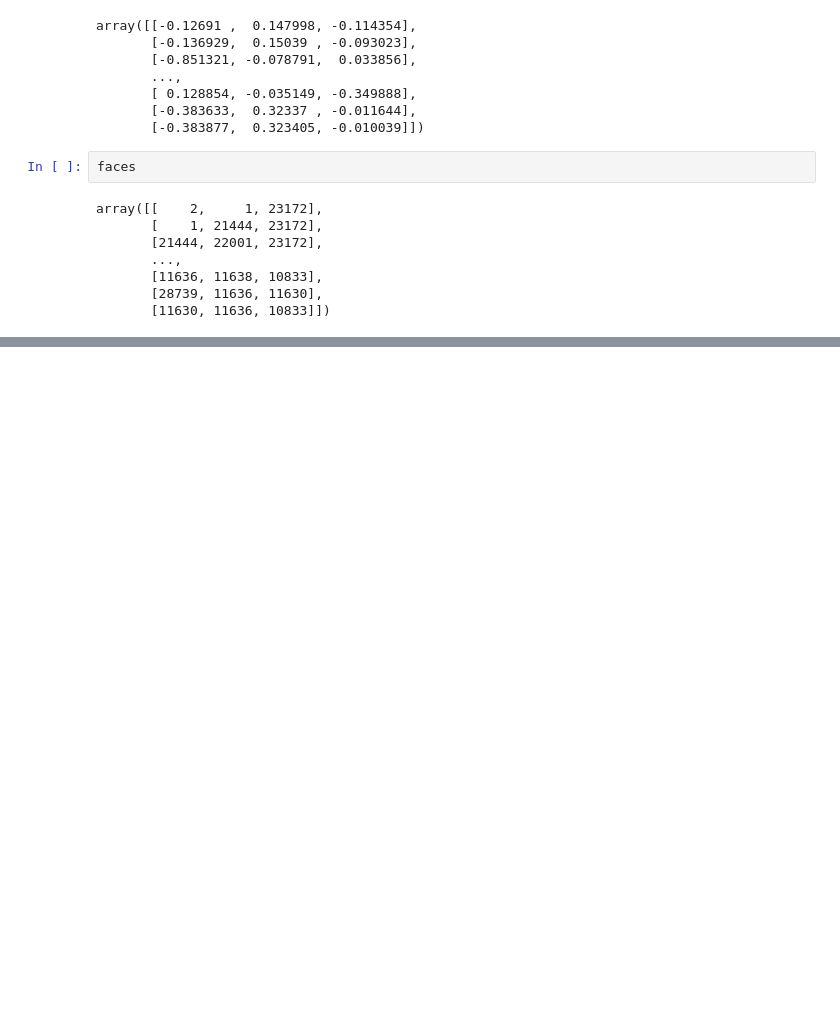
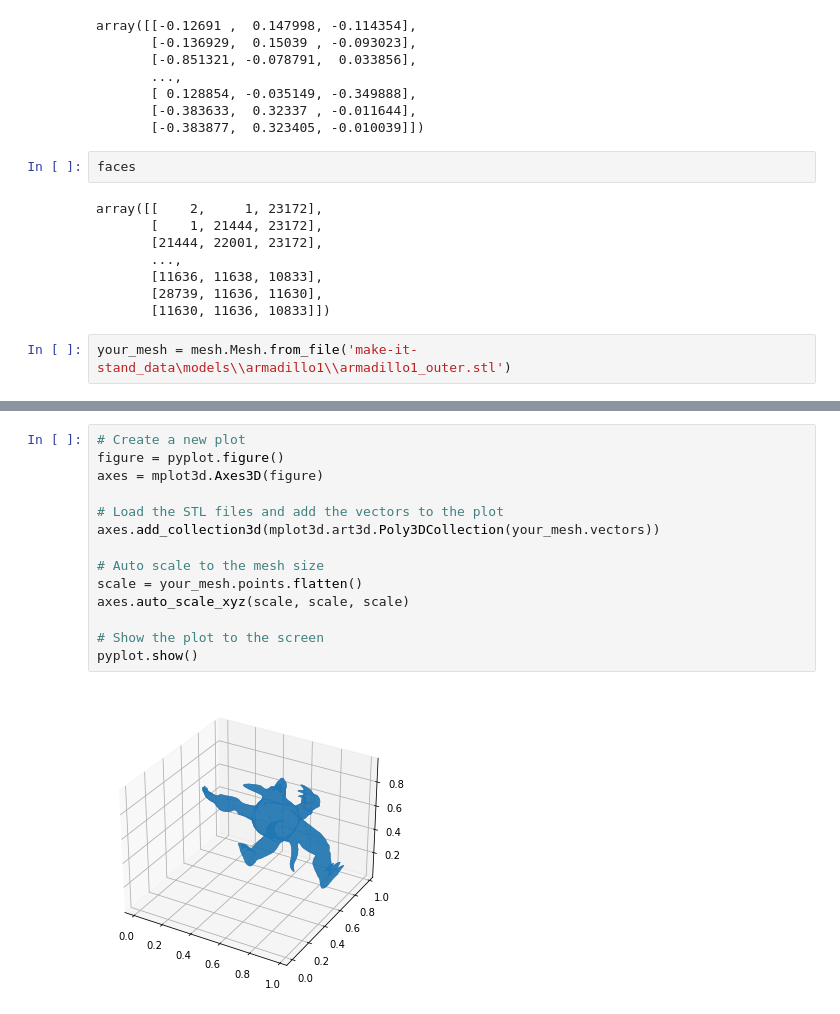
Before and after one commit to QwQSama/Tweet-Retweet-Predictor, a Jupyter notebook: wenqing.ipynb, the cells around one changed output, grey strips where cells are left out. Drawn from its saved outputs; the diff is of its cells as text; blank space fills up the shorter version.

```diff
--- a/wenqing.ipynb
+++ b/wenqing.ipynb
@@ -40,3 +43,5 @@ array([[    2,     1, 23172],
        [11636, 11638, 10833],
        [28739, 11636, 11630],
        [11630, 11636, 10833]])
+# %%
+your_mesh = mesh.Mesh.from_file('make-it-stand_data\models\\armadillo1\\armadillo1_outer.stl')
@@ -42,0 +58,16 @@ array([[    2,     1, 23172],
+# %%
+# Create a new plot
+figure = pyplot.figure()
+axes = mplot3d.Axes3D(figure)
+
+# Load the STL files and add the vectors to the plot
+axes.add_collection3d(mplot3d.art3d.Poly3DCollection(your_mesh.vectors))
+
+# Auto scale to the mesh size
+scale = your_mesh.points.flatten()
+axes.auto_scale_xyz(scale, scale, scale)
+
+# Show the plot to the screen
+pyplot.show()
+# %% [output]
+[figure, added]
```
Also changed, not shown: parts of 5 cells of this notebook.
